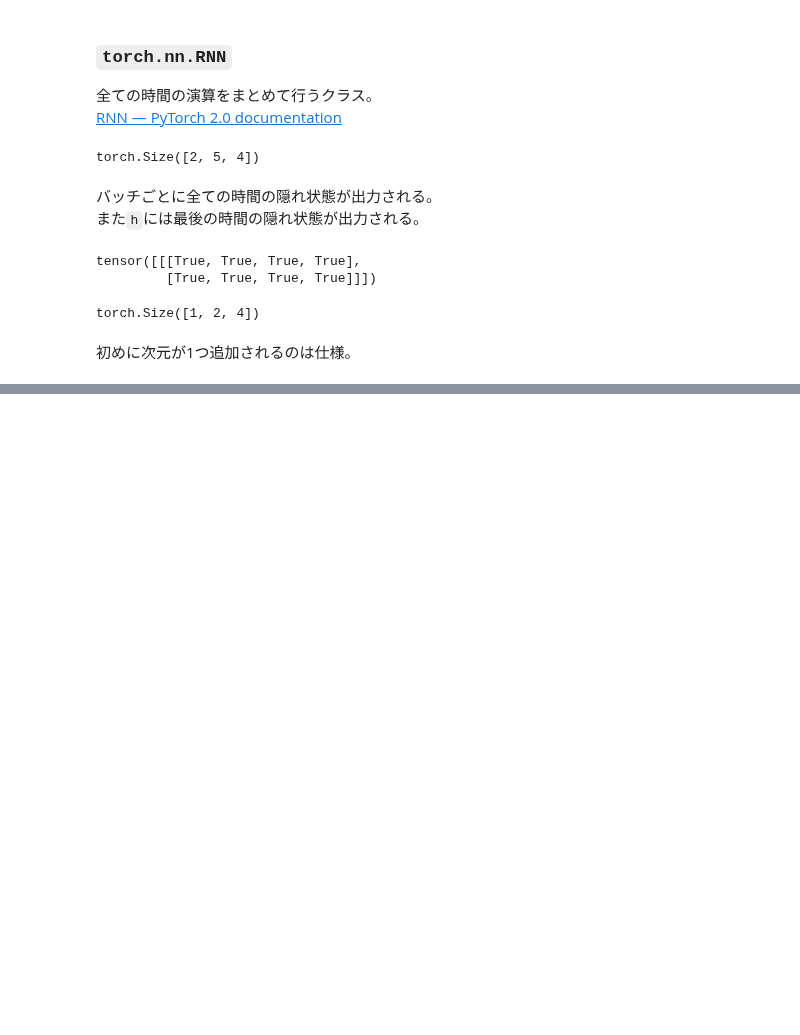
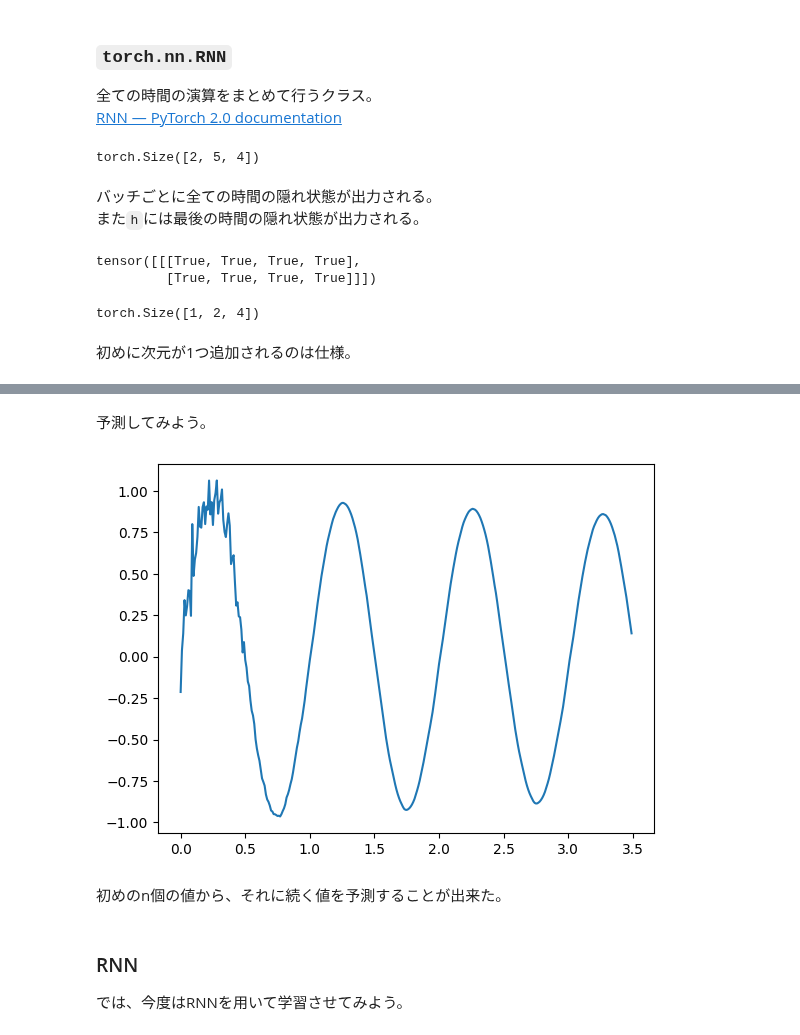
Before and after one commit to misya11p/language-models, a Jupyter notebook: RNN.ipynb, the cells around one changed output, grey strips where cells are left out. Drawn from its saved outputs; the diff is of its cells as text; code cells hidden in the pictures; blank space fills up the shorter version.

```diff
--- a/RNN.ipynb
+++ b/RNN.ipynb
@@ -141,0 +195,3 @@ torch.Size([1, 2, 4])
+# %%
+input_size, hidden_size = 50, 100
+model = Model(input_size, hidden_size)
@@ -141,0 +201,16 @@ torch.Size([1, 2, 4])
+# %%
+class SinDataset(Dataset):
+    def __init__(self, seq):
+        self.seq = seq
+        self.n_data = n_samples - input_size
+
+    def __getitem__(self, idx):
+        seq = self.seq[idx:idx + input_size + 1]
+        return seq[:-1], seq[-1]
+
+    def __len__(self):
+        return self.n_data
+
+batch_size = 64
+dataset = SinDataset(seq)
+dataloader = DataLoader(dataset, batch_size=batch_size, shuffle=True)
@@ -141,0 +219,15 @@ torch.Size([1, 2, 4])
+# %%
+def train(model, optimizer, n_epochs):
+    model.train()
+    prog.start(n_iter=len(dataloader), n_epochs=n_epochs)
+    for _ in range(n_epochs):
+        for x, y in dataloader:
+            optimizer.zero_grad()
+            pred = model(x)
+            loss = F.mse_loss(pred.ravel(), y)
+            loss.backward()
+            optimizer.step()
+            prog.update(loss.item())
+# %%
+optimizer = optim.Adam(model.parameters())
+train(model, optimizer, 5)
@@ -141,0 +240,19 @@ torch.Size([1, 2, 4])
+# %% [markdown]
+予測してみよう。
+# %%
+pred_seq = seq[:input_size]
+n_preds = 3 * sr
+for _ in range(n_preds):
+    with torch.no_grad():
+        x = pred_seq[-input_size:]
+        pred = model(x)
+        pred_seq = torch.cat([pred_seq, pred])
+plt.plot(t[:len(pred_seq)], pred_seq);
+# %% [output]
+[figure, added]
+# %% [markdown]
+初めのn個の値から、それに続く値を予測することが出来た。
+# %% [markdown]
+### RNN
+
+では、今度はRNNを用いて学習させてみよう。
```
Also changed, not shown: parts of 22 cells of this notebook.
